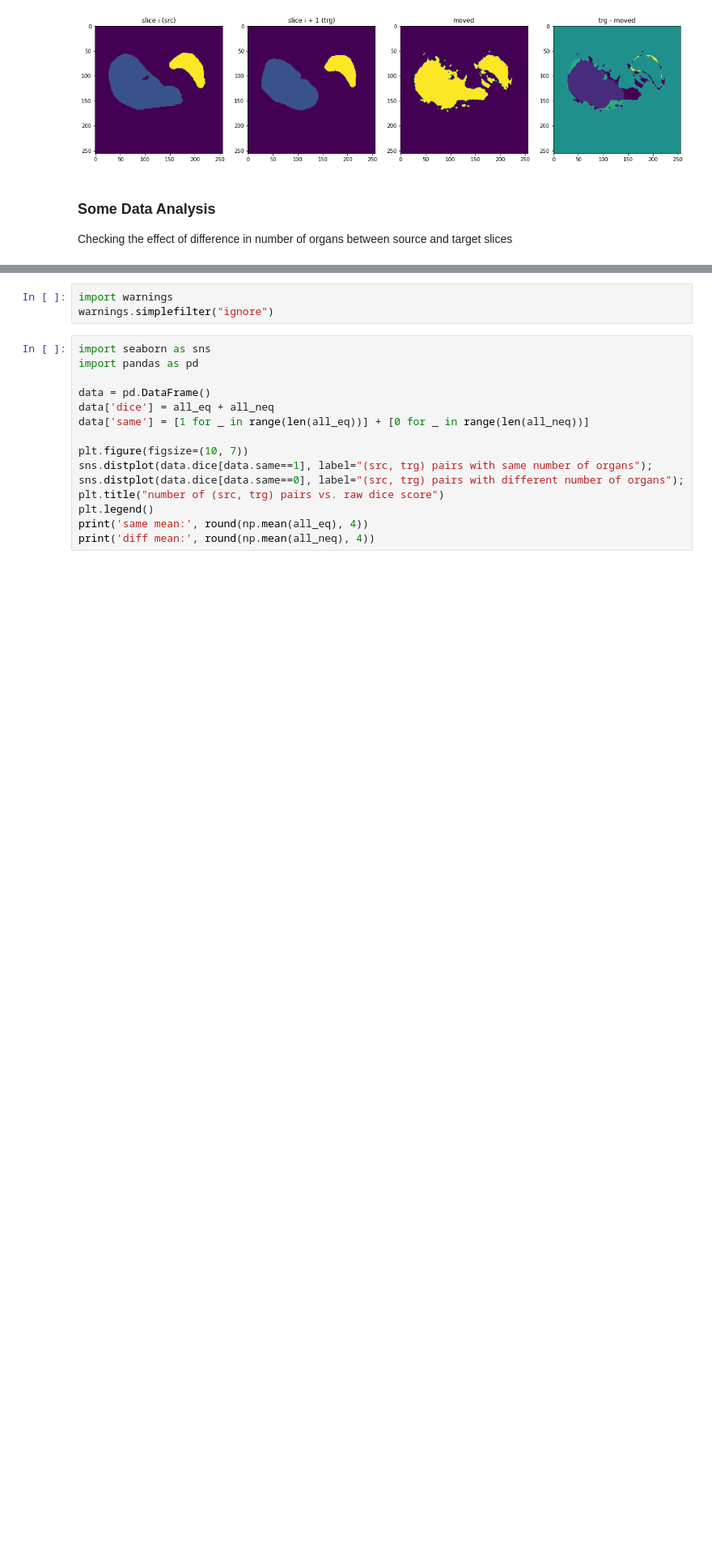
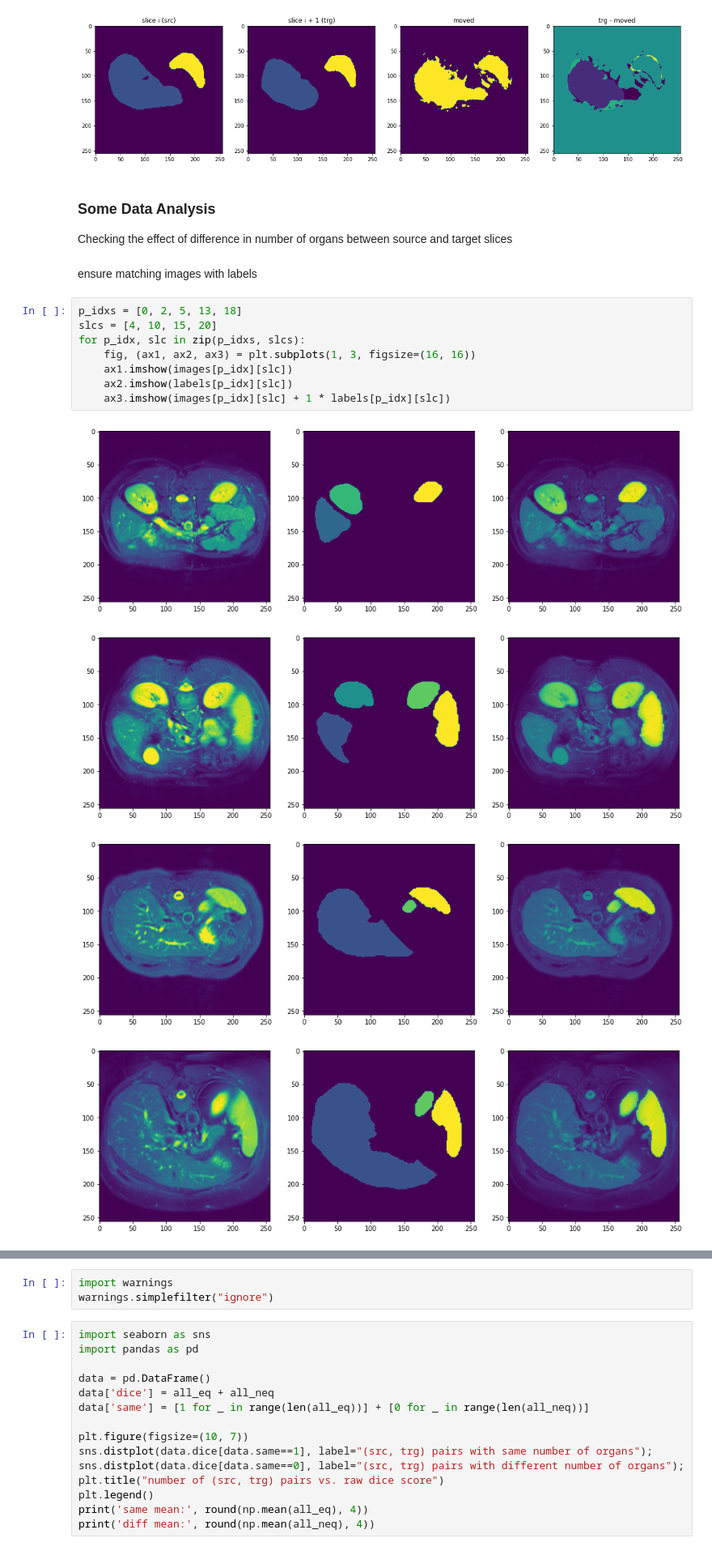
Before and after one commit to Armin-Saadat/rnn-registration-old, a Jupyter notebook: test.ipynb, the cells around one changed output, grey strips where cells are left out. Shown at 81% size. Drawn from its saved outputs; the diff is of its cells as text; blank space fills up the shorter version.

```diff
--- a/test.ipynb
+++ b/test.ipynb
@@ -382,6 +434,21 @@ for d_idx, data in enumerate(dataloader):
 ### Some Data Analysis
 
 Checking the effect of difference in number of organs between source and target slices
+# %% [markdown]
+ensure matching images with labels
+# %%
+p_idxs = [0, 2, 5, 13, 18]
+slcs = [4, 10, 15, 20]
+for p_idx, slc in zip(p_idxs, slcs):
+    fig, (ax1, ax2, ax3) = plt.subplots(1, 3, figsize=(16, 16))
+    ax1.imshow(images[p_idx][slc])
+    ax2.imshow(labels[p_idx][slc])
+    ax3.imshow(images[p_idx][slc] + 1 * labels[p_idx][slc])
+# %% [output]
+[figure, added]
+[figure, added]
+[figure, added]
+[figure, added]
 # %%
 def check_eq(a, b):
     if len(a) != len(b):
```
Also changed, not shown: parts of 11 cells of this notebook, 1 other file.
